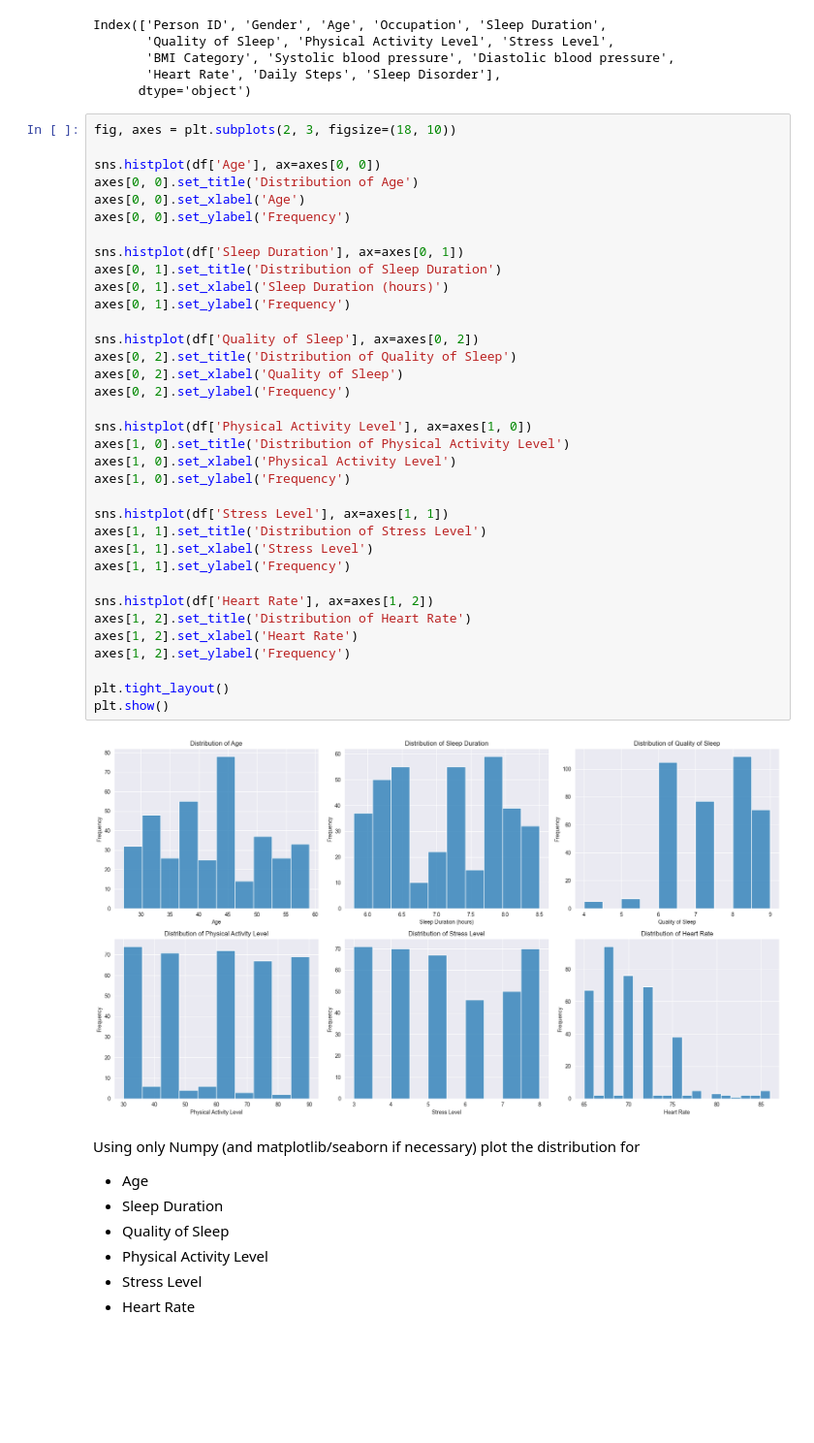
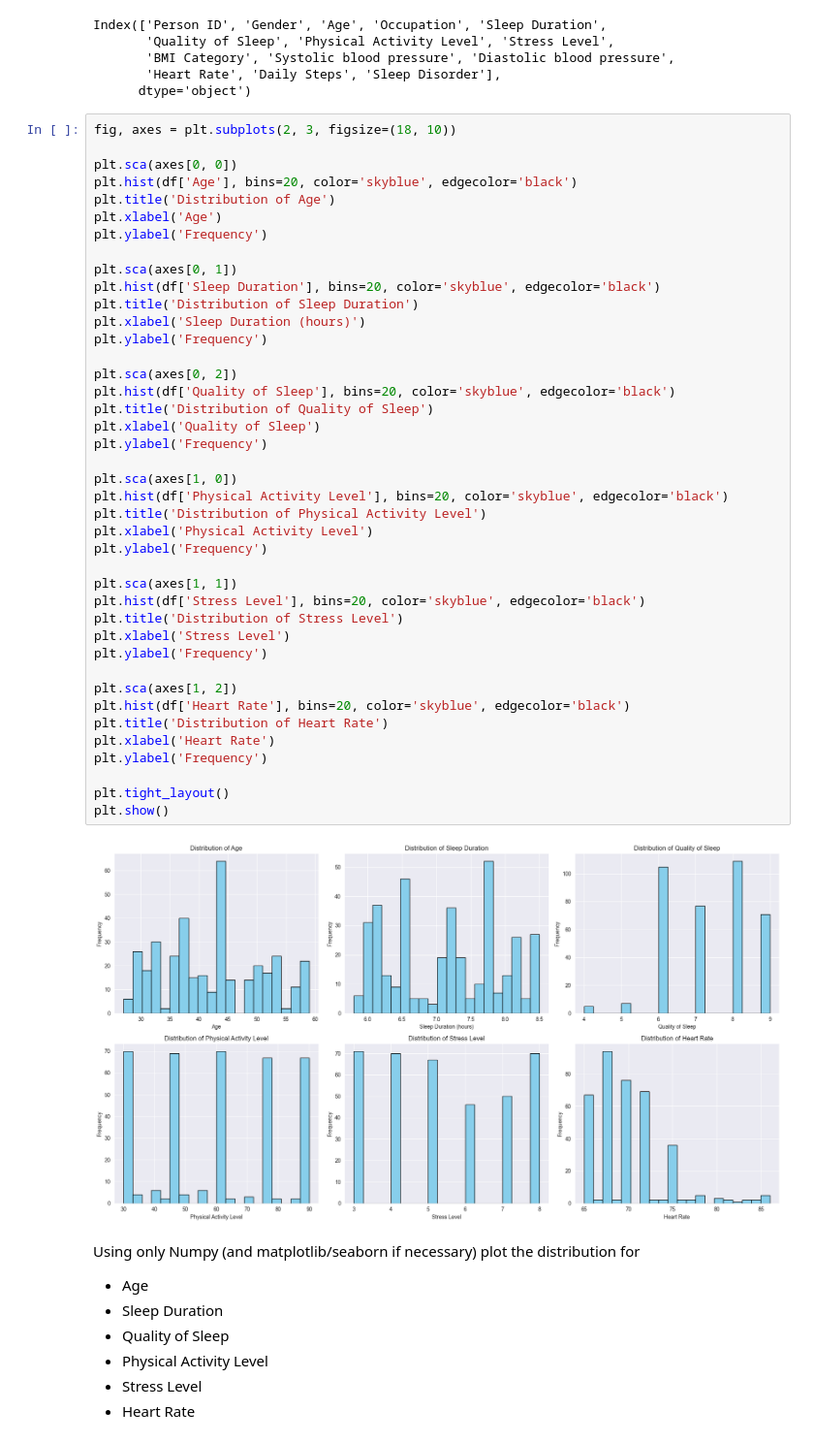
Before and after one commit to charlesyifanli/python_and_data, a Jupyter notebook: 2609_numpy/aim03.ipynb, the cells around one changed output. Shown: that part at 97% size. Drawn from its saved outputs; the diff is of its cells as text; blank space fills up the shorter version.

```diff
--- a/2609_numpy/aim03.ipynb
+++ b/2609_numpy/aim03.ipynb
@@ -23,40 +23,46 @@ Index(['Person ID', 'Gender', 'Age', 'Occupation', 'Sleep Duration',
 # %%
 fig, axes = plt.subplots(2, 3, figsize=(18, 10))
 
-sns.histplot(df['Age'], ax=axes[0, 0])
-axes[0, 0].set_title('Distribution of Age')
-axes[0, 0].set_xlabel('Age')
-axes[0, 0].set_ylabel('Frequency')
+plt.sca(axes[0, 0])
+plt.hist(df['Age'], bins=20, color='skyblue', edgecolor='black')
+plt.title('Distribution of Age')
+plt.xlabel('Age')
+plt.ylabel('Frequency')
 
-sns.histplot(df['Sleep Duration'], ax=axes[0, 1])
-axes[0, 1].set_title('Distribution of Sleep Duration')
-axes[0, 1].set_xlabel('Sleep Duration (hours)')
-axes[0, 1].set_ylabel('Frequency')
+plt.sca(axes[0, 1])
+plt.hist(df['Sleep Duration'], bins=20, color='skyblue', edgecolor='black')
+plt.title('Distribution of Sleep Duration')
+plt.xlabel('Sleep Duration (hours)')
+plt.ylabel('Frequency')
 
-sns.histplot(df['Quality of Sleep'], ax=axes[0, 2])
-axes[0, 2].set_title('Distribution of Quality of Sleep')
-axes[0, 2].set_xlabel('Quality of Sleep')
-axes[0, 2].set_ylabel('Frequency')
+plt.sca(axes[0, 2])
+plt.hist(df['Quality of Sleep'], bins=20, color='skyblue', edgecolor='black')
+plt.title('Distribution of Quality of Sleep')
+plt.xlabel('Quality of Sleep')
+plt.ylabel('Frequency')
 
-sns.histplot(df['Physical Activity Level'], ax=axes[1, 0])
-axes[1, 0].set_title('Distribution of Physical Activity Level')
-axes[1, 0].set_xlabel('Physical Activity Level')
-axes[1, 0].set_ylabel('Frequency')
+plt.sca(axes[1, 0])
+plt.hist(df['Physical Activity Level'], bins=20, color='skyblue', edgecolor='black')
+plt.title('Distribution of Physical Activity Level')
+plt.xlabel('Physical Activity Level')
+plt.ylabel('Frequency')
 
-sns.histplot(df['Stress Level'], ax=axes[1, 1])
-axes[1, 1].set_title('Distribution of Stress Level')
-axes[1, 1].set_xlabel('Stress Level')
-axes[1, 1].set_ylabel('Frequency')
+plt.sca(axes[1, 1])
+plt.hist(df['Stress Level'], bins=20, color='skyblue', edgecolor='black')
+plt.title('Distribution of Stress Level')
+plt.xlabel('Stress Level')
+plt.ylabel('Frequency')
 
-sns.histplot(df['Heart Rate'], ax=axes[1, 2])
-axes[1, 2].set_title('Distribution of Heart Rate')
-axes[1, 2].set_xlabel('Heart Rate')
-axes[1, 2].set_ylabel('Frequency')
+plt.sca(axes[1, 2])
+plt.hist(df['Heart Rate'], bins=20, color='skyblue', edgecolor='black')
+plt.title('Distribution of Heart Rate')
+plt.xlabel('Heart Rate')
+plt.ylabel('Frequency')
 
 plt.tight_layout()
 plt.show()
 # %% [output]
-[figure, old version]
+[figure, new version]
 # %% [markdown]
 Using only Numpy (and matplotlib/seaborn if necessary) plot the distribution for
 - Age
```
Also changed, not shown: parts of 3 cells of this notebook.
